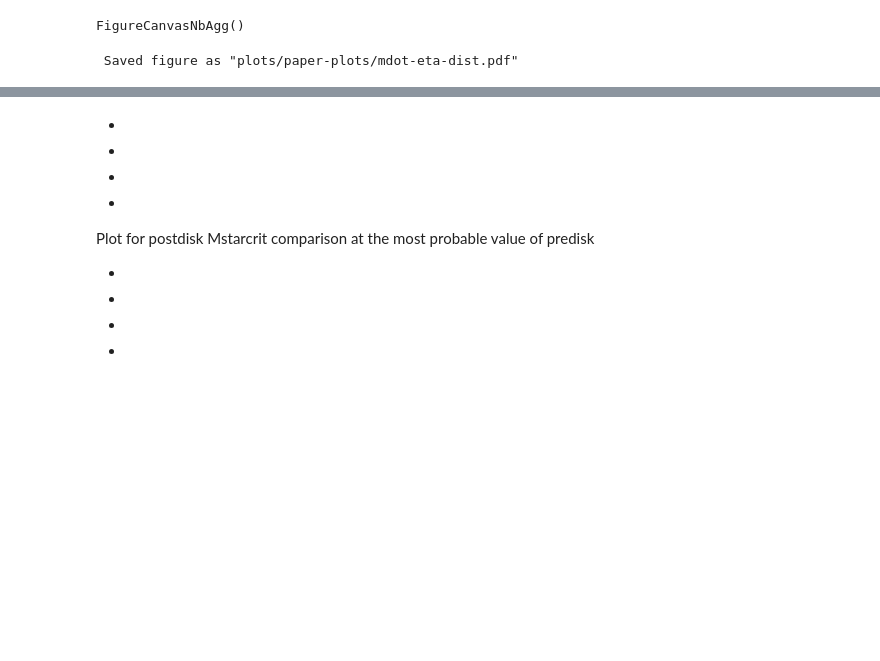
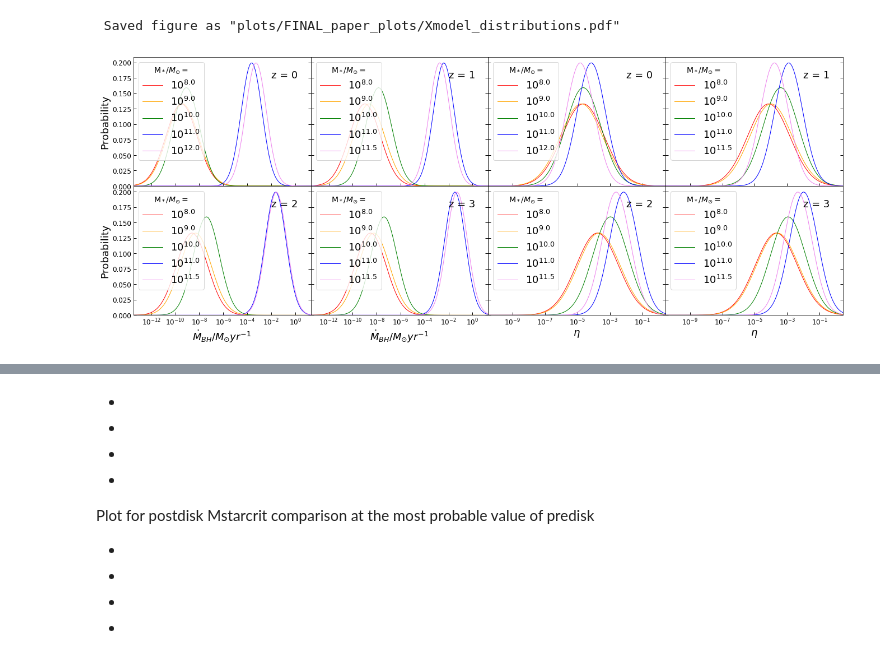
Before and after one commit to megantillman/get_QLF, a Jupyter notebook: paper_plots.ipynb, the cells around one changed output, grey strips where cells are left out. Drawn from its saved outputs; the diff is of its cells as text; code cells hidden in the pictures; blank space fills up the shorter version.

```diff
--- a/paper_plots.ipynb
+++ b/paper_plots.ipynb
@@ -12,12 +14,12 @@ warnings.filterwarnings("ignore")
 # %%
 '''
 ETA DISTRIBUTIONS
 '''
 
-twoXfour_mdot_eta(zplot = [0, 0.5, 1.0, 1.5])
+twoXfour_mdot_eta(zplot = [0, 1, 2, 3], name = 'Xmodel_distributions.pdf')
 # %% [output]
-FigureCanvasNbAgg()
+ Saved figure as "plots/FINAL_paper_plots/Xmodel_distributions.pdf"
- Saved figure as "plots/paper-plots/mdot-eta-dist.pdf"
+[figure, added]
 # %%
 '''
 SINGLE QLF
```
Also changed, not shown: parts of 39 cells of this notebook, 1 other file.
